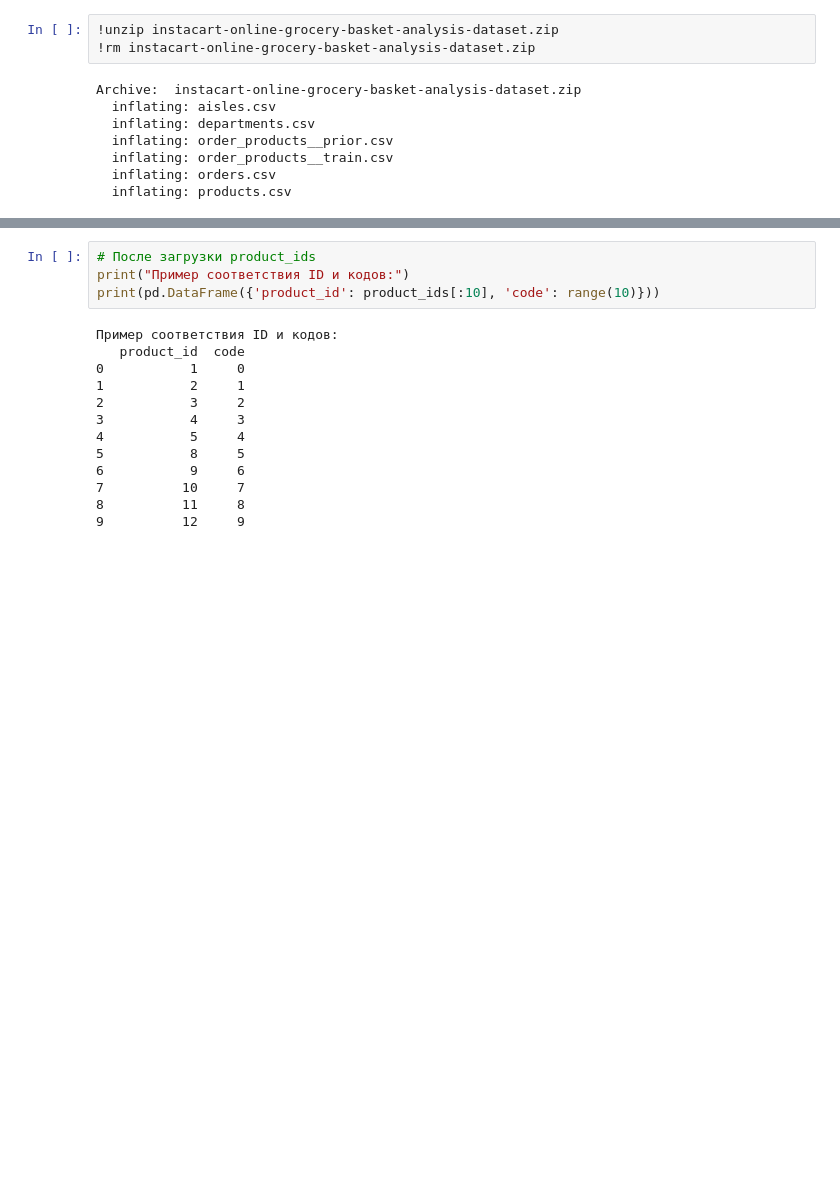
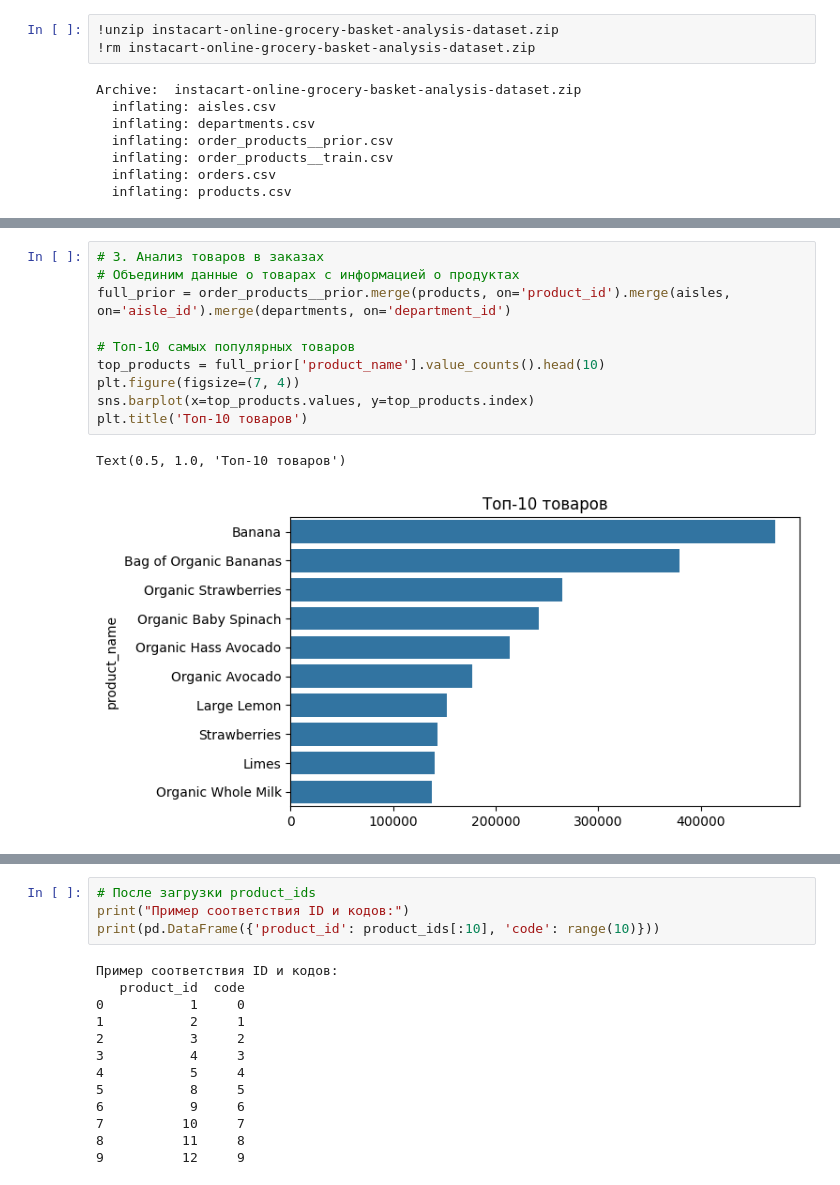
Before and after one commit to dpGorbunov/mfdp, a Jupyter notebook: Урок 4. Формулируем задачу в терминах ML.ipynb, the cells around one changed output, grey strips where cells are left out. Drawn from its saved outputs; the diff is of its cells as text; blank space fills up the shorter version.

```diff
--- a/Урок 4. Формулируем задачу в терминах ML.ipynb
+++ b/Урок 4. Формулируем задачу в терминах ML.ipynb
@@ -647,0 +299,13 @@ coverage: 0.0697
+# %%
+# 3. Анализ товаров в заказах
+# Объединим данные о товарах с информацией о продуктах
+full_prior = order_products__prior.merge(products, on='product_id').merge(aisles, on='aisle_id').merge(departments, on='department_id')
+
+# Топ-10 самых популярных товаров
+top_products = full_prior['product_name'].value_counts().head(10)
+plt.figure(figsize=(7, 4))
+sns.barplot(x=top_products.values, y=top_products.index)
+plt.title('Топ-10 товаров')
+# %% [output]
+Text(0.5, 1.0, 'Топ-10 товаров')
+[figure, added]
```
Also changed, not shown: parts of 73 cells of this notebook.
